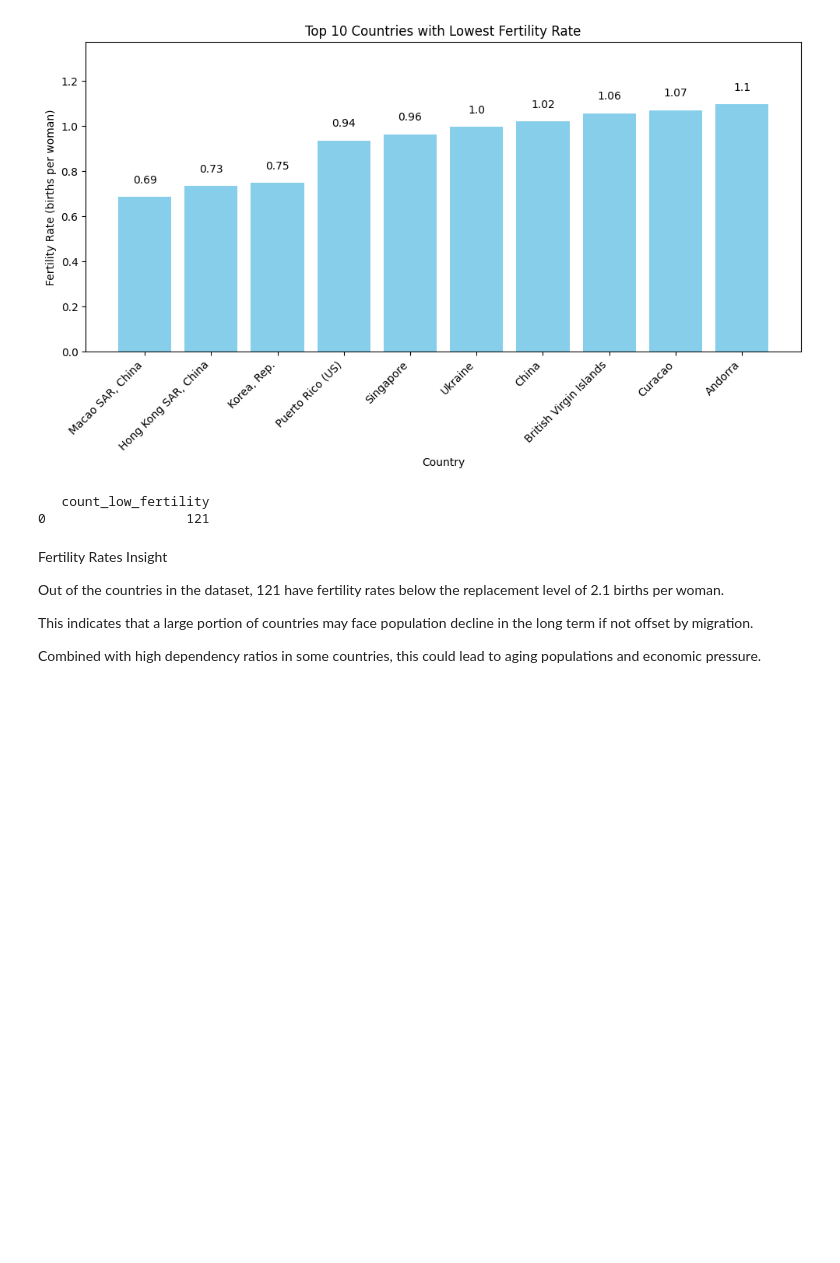
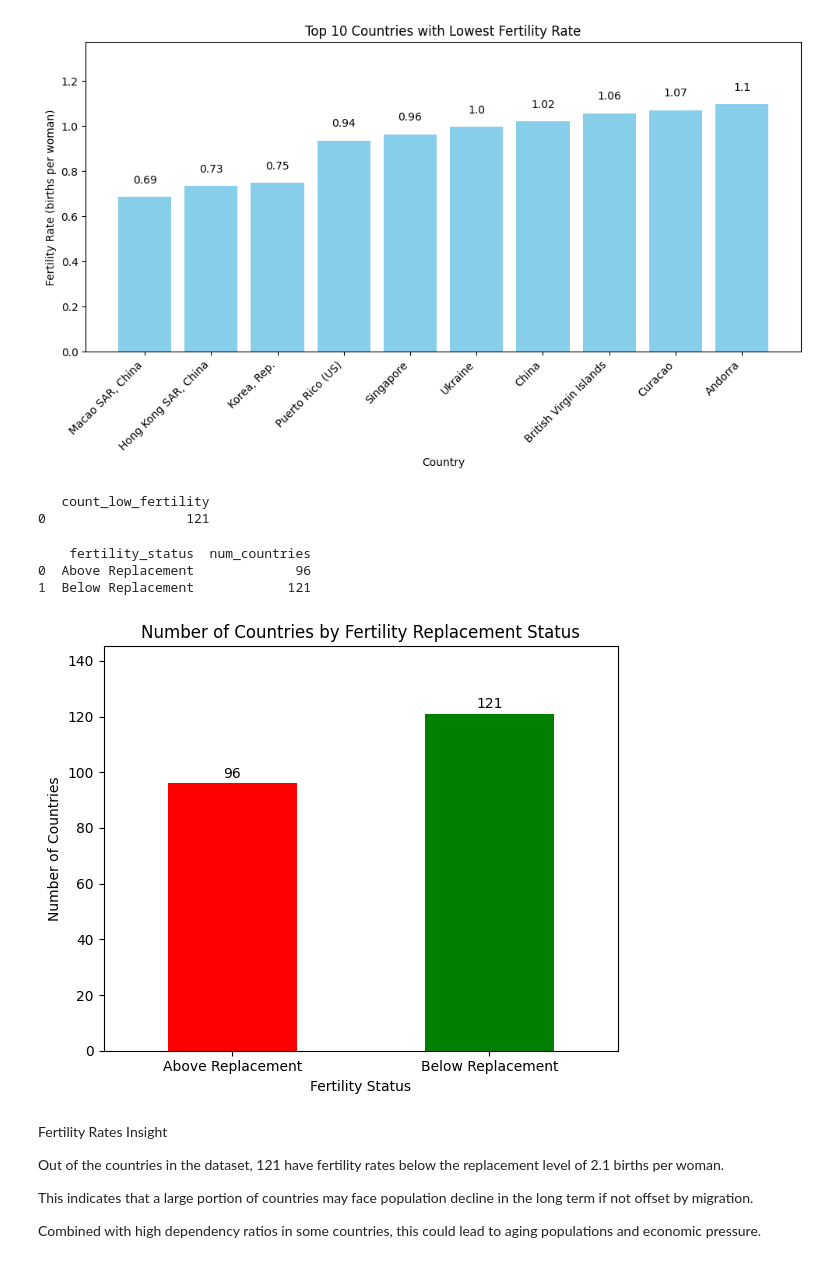
Before and after one commit to mkweisbr/Portfolio, a Jupyter notebook: Population_Risk_Queries_SQL.ipynb, the cells around one changed output. Cells and saved outputs as stored; diff of their text form; code cells hidden in the pictures; blank space fills up the shorter version.

```diff
--- a/Population_Risk_Queries_SQL.ipynb
+++ b/Population_Risk_Queries_SQL.ipynb
@@ -99,6 +103,50 @@ print(Count_Low_fertility)
 # %% [output]
    count_low_fertility
 0                  121
+# %%
+Count_fertility_rate = """SELECT
+    CASE
+        WHEN fertility_rate < 2.1 THEN 'Below Replacement'
+        ELSE 'Above Replacement'
+    END AS fertility_status,
+    COUNT(*) AS num_countries
+FROM population_data
+GROUP BY fertility_status
+ORDER BY fertility_status;"""
+
+Count_fertility_rate = pd.read_sql_query(Count_fertility_rate, conn)
+
+print(Count_fertility_rate)
+# %% [output]
+    fertility_status  num_countries
+0  Above Replacement             96
+1  Below Replacement            121
+# %%
+# Bar Chart for number of countries above or below the replacement rate
+ax = Count_fertility_rate.set_index('fertility_status')['num_countries'].plot(
+    kind='bar',
+    color=['red', 'green'],   # Below Replacement = red, Above = green
+    figsize=(6,5)
+)
+
+# Labels and title
+ax.set_xlabel("Fertility Status")
+ax.set_ylabel("Number of Countries")
+ax.set_title("Number of Countries by Fertility Replacement Status")
+plt.ylim(0, Count_fertility_rate['num_countries'].max() * 1.2)
+# Quick bar chart using pandas plot
+
+# Make x-axis labels horizontal
+ax.set_xticklabels(ax.get_xticklabels(), rotation=0, ha='center')
+
+# Add numbers on top of bars
+for i, count in enumerate(Count_fertility_rate['num_countries']):
+    ax.text(i, count + 1, count, ha='center', va='bottom')
+
+plt.tight_layout()
+plt.show()
+# %% [output]
+[figure, added]
 # %% [markdown]
 Fertility Rates Insight
 
```
Also changed, not shown: parts of 14 cells of this notebook.
